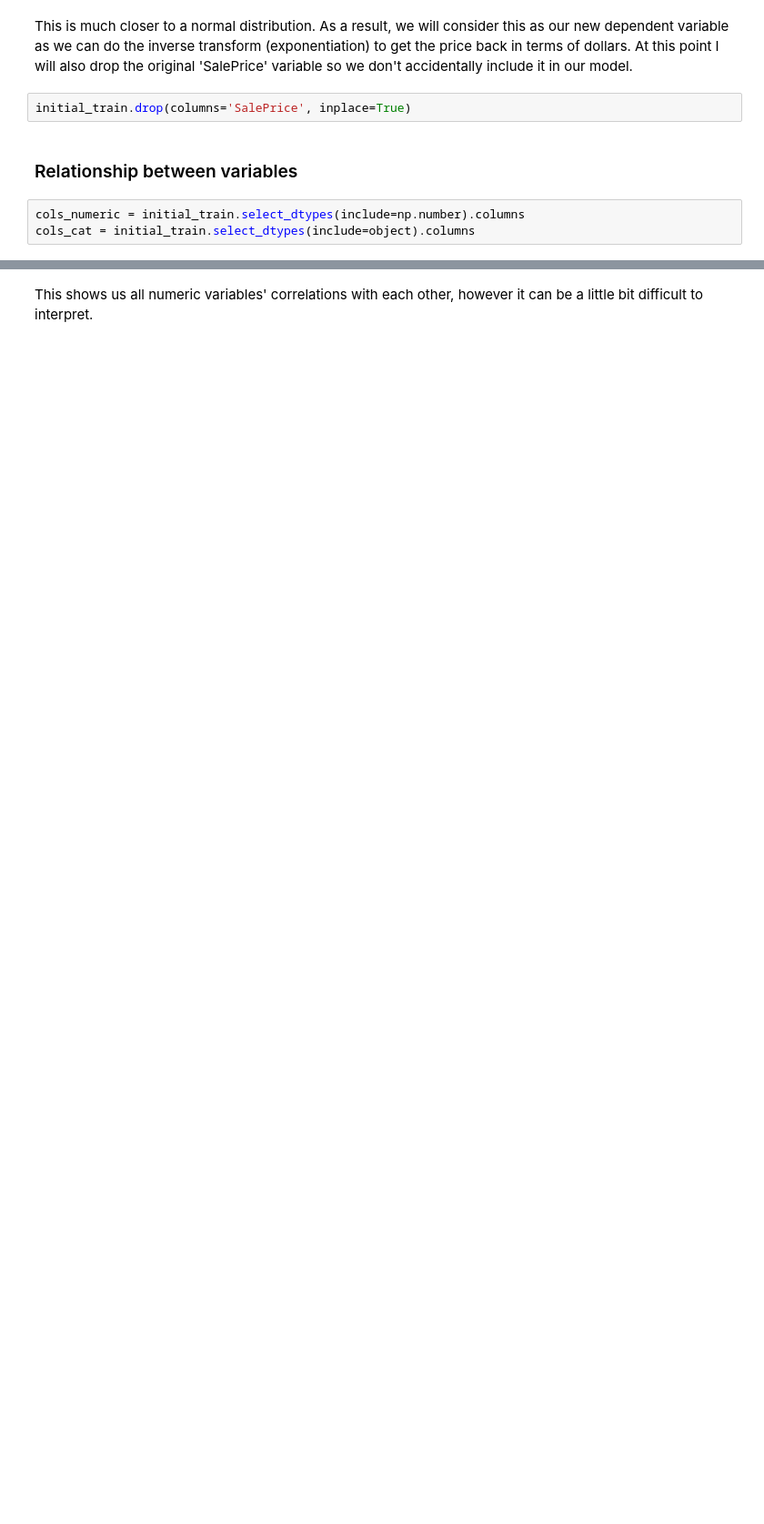
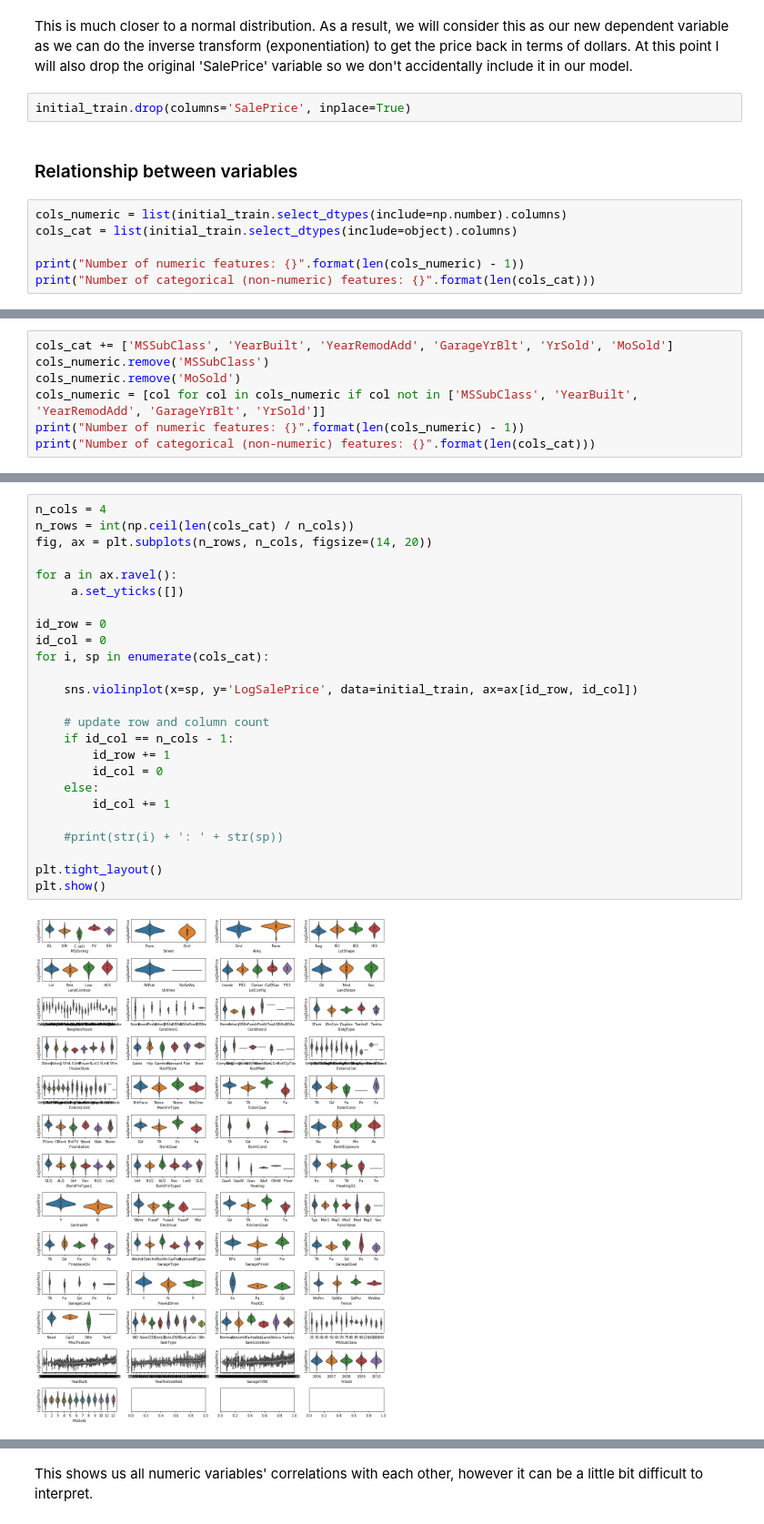
Before and after one commit to Hazzais/house_prices, a Jupyter notebook: House_price_prediction.ipynb, the cells around one changed output, grey strips where cells are left out. Shown at 91% size. Saved outputs shown, nothing was run; the diff lists cells and outputs as text; blank space fills up the shorter version.

```diff
--- a/House_price_prediction.ipynb
+++ b/House_price_prediction.ipynb
@@ -160,5 +168,8 @@ initial_train.drop(columns='SalePrice', inplace=True)
 # %% [markdown]
 ### Relationship between variables
 # %%
-cols_numeric = initial_train.select_dtypes(include=np.number).columns
-cols_cat = initial_train.select_dtypes(include=object).columns
+cols_numeric = list(initial_train.select_dtypes(include=np.number).columns)
+cols_cat = list(initial_train.select_dtypes(include=object).columns)
+
+print("Number of numeric features: {}".format(len(cols_numeric) - 1))
+print("Number of categorical (non-numeric) features: {}".format(len(cols_cat)))
@@ -164,0 +191,7 @@ cols_cat = initial_train.select_dtypes(include=object).columns
+# %%
+cols_cat += ['MSSubClass', 'YearBuilt', 'YearRemodAdd', 'GarageYrBlt', 'YrSold', 'MoSold']
+cols_numeric.remove('MSSubClass')
+cols_numeric.remove('MoSold')
+cols_numeric = [col for col in cols_numeric if col not in ['MSSubClass', 'YearBuilt', 'YearRemodAdd', 'GarageYrBlt', 'YrSold']]
+print("Number of numeric features: {}".format(len(cols_numeric) - 1))
+print("Number of categorical (non-numeric) features: {}".format(len(cols_cat)))
@@ -164,0 +212,27 @@ cols_cat = initial_train.select_dtypes(include=object).columns
+# %%
+n_cols = 4
+n_rows = int(np.ceil(len(cols_cat) / n_cols))
+fig, ax = plt.subplots(n_rows, n_cols, figsize=(14, 20))
+
+for a in ax.ravel():
+     a.set_yticks([])
+
+id_row = 0
+id_col = 0
+for i, sp in enumerate(cols_cat):
+
+    sns.violinplot(x=sp, y='LogSalePrice', data=initial_train, ax=ax[id_row, id_col])
+
+    # update row and column count
+    if id_col == n_cols - 1:
+        id_row += 1
+        id_col = 0
+    else:
+        id_col += 1
+
+    #print(str(i) + ': ' + str(sp))
+
+plt.tight_layout()
+plt.show()
+# %% [output]
+[figure, added]
```
Also changed, not shown: parts of 63 cells of this notebook.
